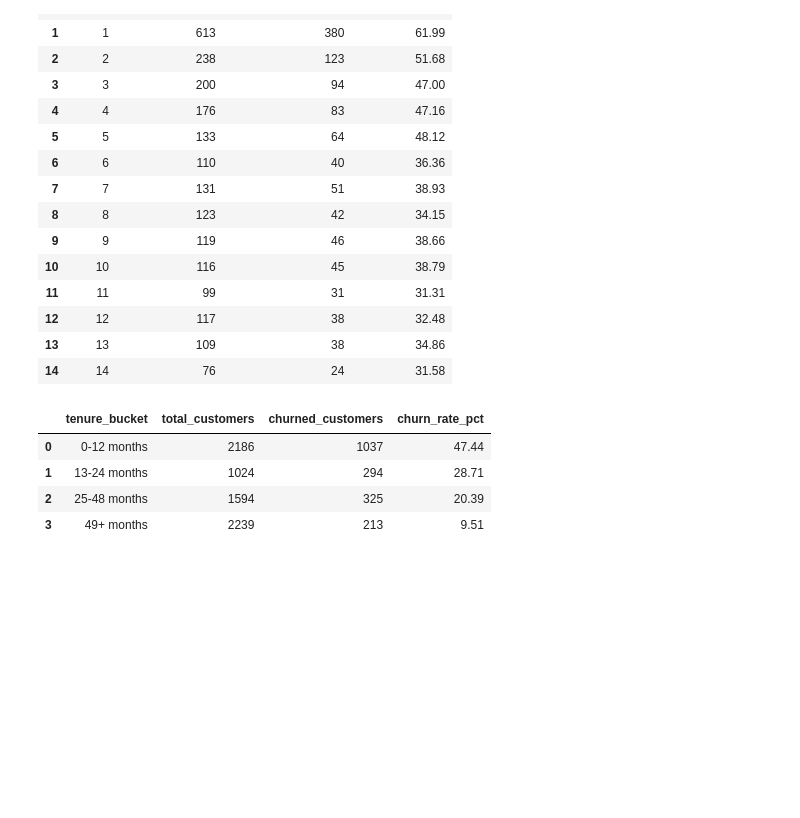
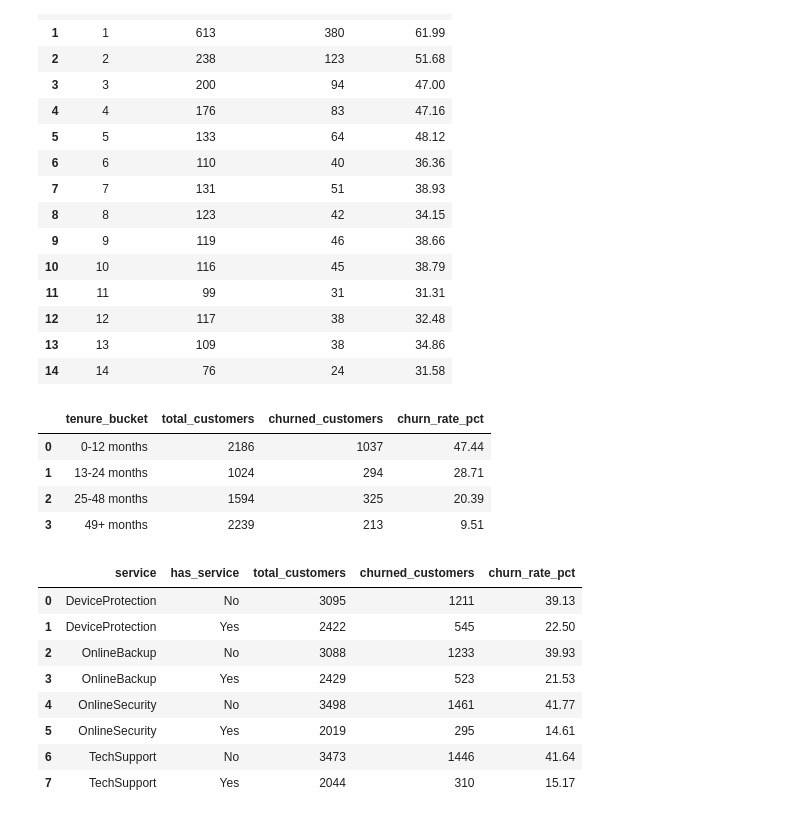
Before and after one commit to drikshathakur786/churnlens-customer-retention-analytics, a Jupyter notebook: python/01_eda.ipynb, the cells around one changed output. Saved outputs shown, nothing was run; the diff lists cells and outputs as text; code cells hidden in the pictures; blank space fills up the shorter version.

Commit message:
Update notebook and database after service usage query

```diff
--- a/python/01_eda.ipynb
+++ b/python/01_eda.ipynb
@@ -232,3 +232,19 @@ result
 | 1 | 13-24 months | 1024 | 294 | 28.71 |
 | 2 | 25-48 months | 1594 | 325 | 20.39 |
 | 3 | 49+ months | 2239 | 213 | 9.51 |
+# %%
+with open('../sql/04_service_usage.sql', 'r') as f:
+    query = f.read()
+
+result = pd.read_sql(query, conn)
+result
+# %% [output]
+|  | service | has_service | total_customers | churned_customers | churn_rate_pct |
+| 0 | DeviceProtection | No | 3095 | 1211 | 39.13 |
+| 1 | DeviceProtection | Yes | 2422 | 545 | 22.50 |
+| 2 | OnlineBackup | No | 3088 | 1233 | 39.93 |
+| 3 | OnlineBackup | Yes | 2429 | 523 | 21.53 |
+| 4 | OnlineSecurity | No | 3498 | 1461 | 41.77 |
+| 5 | OnlineSecurity | Yes | 2019 | 295 | 14.61 |
+| 6 | TechSupport | No | 3473 | 1446 | 41.64 |
+| 7 | TechSupport | Yes | 2044 | 310 | 15.17 |
```
Also changed, not shown: 1 other file.
